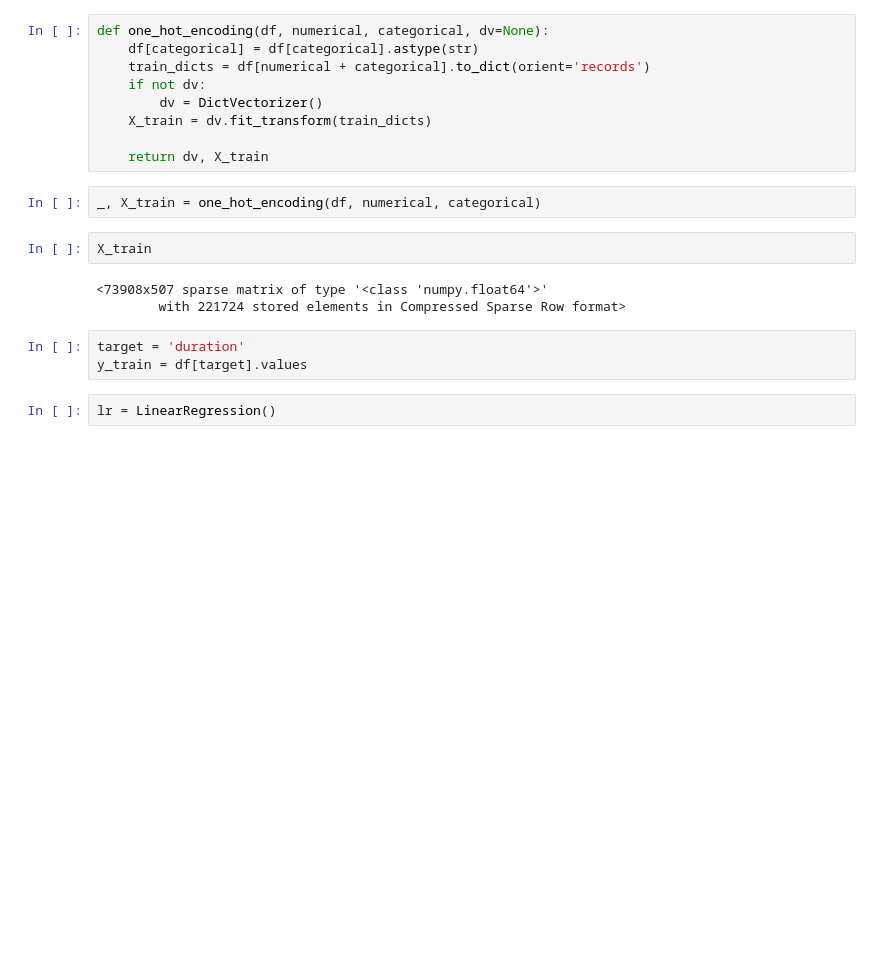
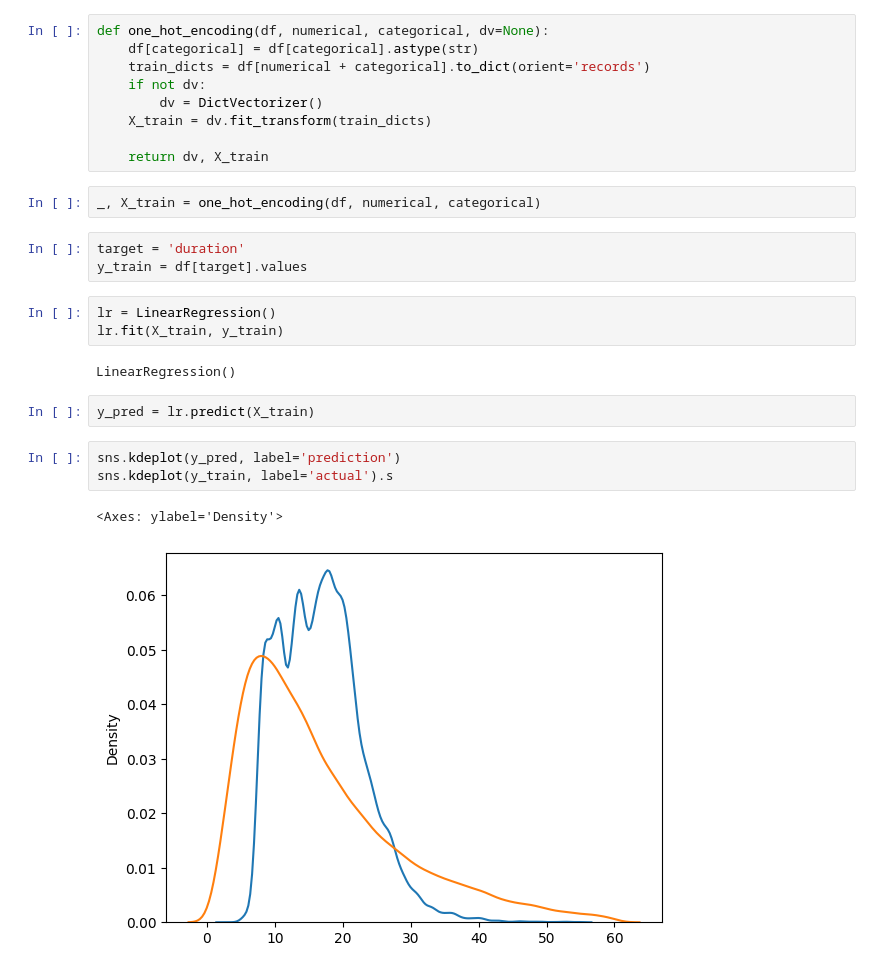
Before and after one commit to ArmandWinant/mlops-zoomcamp, a Jupyter notebook: 01-intro/duration-prediction.ipynb, the cells around one changed output. Cells and saved outputs as stored; diff of their text form; blank space fills up the shorter version.

Commit message:
plot predictions

```diff
--- a/01-intro/duration-prediction.ipynb
+++ b/01-intro/duration-prediction.ipynb
@@ -40,13 +42,19 @@ def one_hot_encoding(df, numerical, categorical, dv=None):
     return dv, X_train
 # %%
 _, X_train = one_hot_encoding(df, numerical, categorical)
-# %%
-X_train
-# %% [output]
-<73908x507 sparse matrix of type '<class 'numpy.float64'>'
-        with 221724 stored elements in Compressed Sparse Row format>
 # %%
 target = 'duration'
 y_train = df[target].values
 # %%
 lr = LinearRegression()
+lr.fit(X_train, y_train)
+# %% [output]
+LinearRegression()
+# %%
+y_pred = lr.predict(X_train)
+# %%
+sns.kdeplot(y_pred, label='prediction')
+sns.kdeplot(y_train, label='actual').s
+# %% [output]
+<Axes: ylabel='Density'>
+[figure, added]
```
Also changed, not shown: parts of 1 cell of this notebook.
